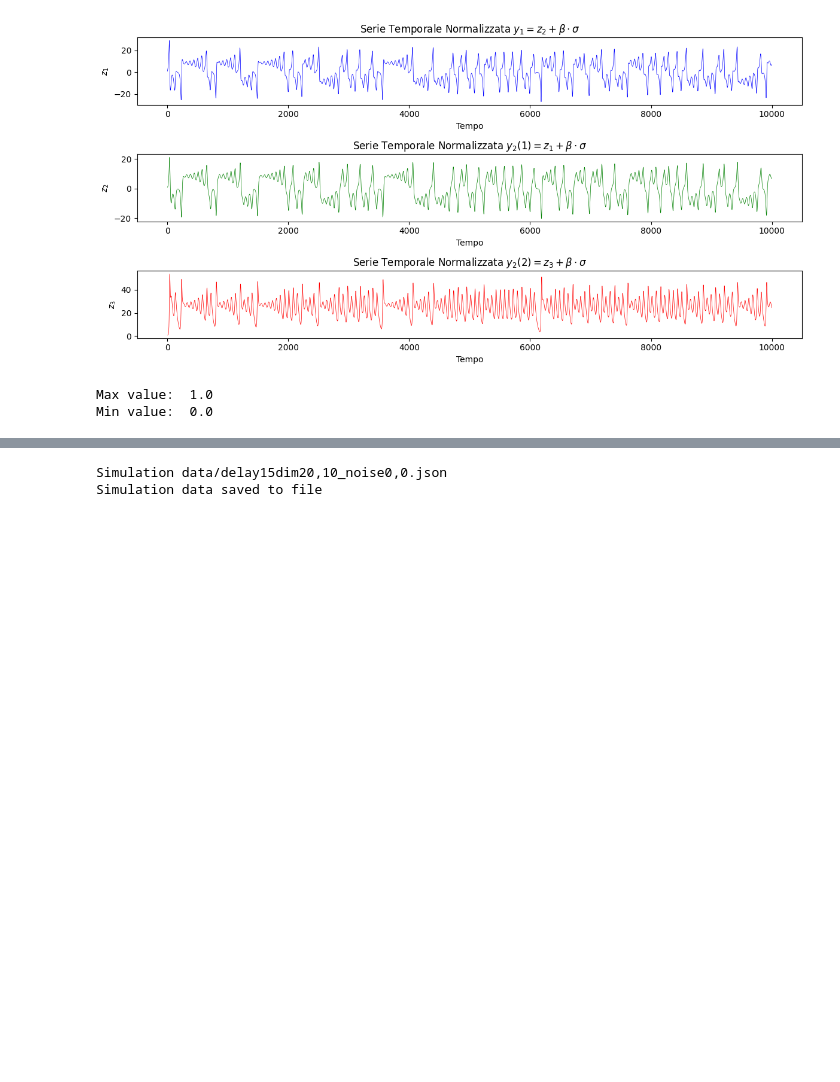
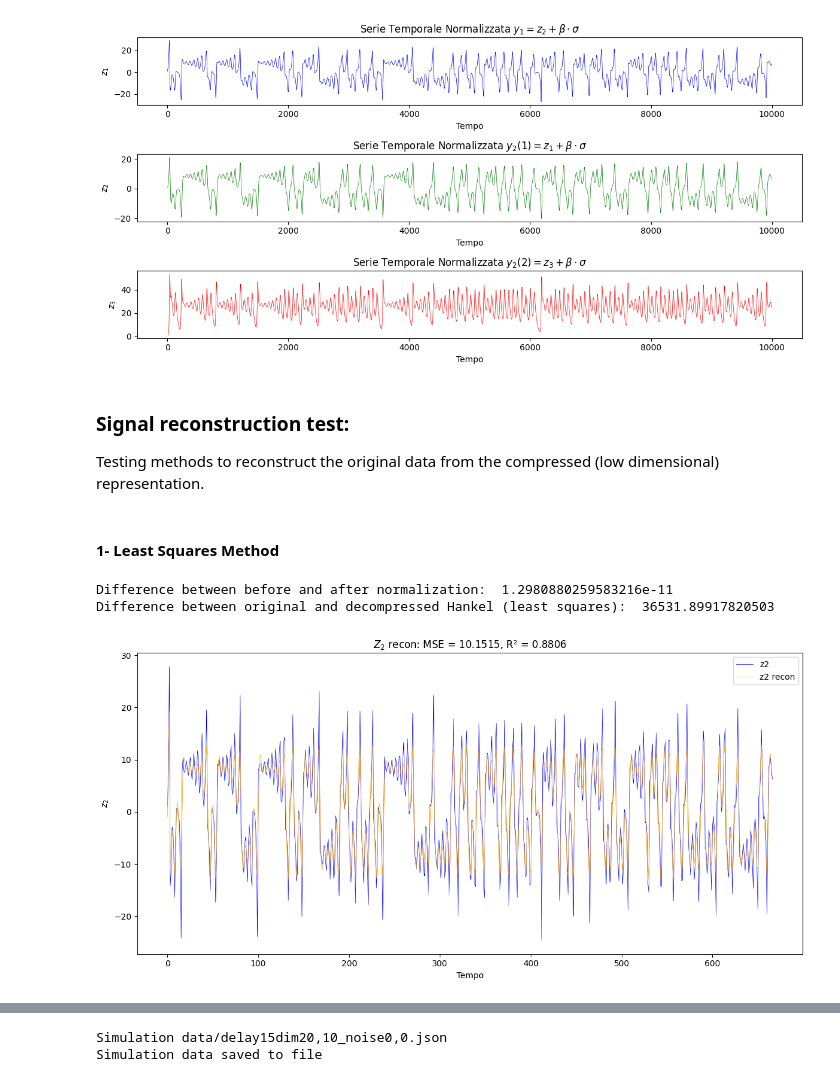
Before and after one commit to FedericoSbarbati/Lorenz-Toy, a Jupyter notebook: simulationFactory.ipynb, the cells around one changed output, grey strips where cells are left out. Saved outputs shown, nothing was run; the diff lists cells and outputs as text; code cells hidden in the pictures; blank space fills up the shorter version.

Commit message:
1- Tested inverse projection from legendre basis 2- Adjusted encoder validation notebook

```diff
--- a/simulationFactory.ipynb
+++ b/simulationFactory.ipynb
@@ -39,7 +41,10 @@ simulation.create_Hankel_Matrices()
 # Proietta sulla base di polinomi di Legendre
 simulation.project_on_legendre()  # Matrice dimensione r x (p+d)-1
 
-# Normalizza gli input per la rete Neurale
+#Save matrix for decompression analysis
+before = simulation.projected_H1
+
+# Normalization of Neural Network input
 simulation.normalize_legendreProjection()
 
 
@@ -50,6 +55,7 @@ print("y2_embedding_1 shape: ", simulation.y2_embedding_1.shape)
 print("y2_embedding_2 shape: ", simulation.y2_embedding_2.shape)
 print("Hankel shape: ", simulation.H1.shape)
 print("Projected Hankel shape: ", simulation.projected_H1.shape)
+print("Legendre Basis Matrix Shape: ", simulation.P.shape)
 # %% [output]
 p_eff from this embedding parameters:  647
 y1 shape:  (10000,)
@@ -98,13 +105,55 @@ plt.tight_layout()
 plt.show()
 # %% [output]
 [figure]
-# %%
-# Normalization check
-max_value = np.max(simulation.projected_H1)
-min_value = np.min(simulation.projected_H1)
-
-print("Max value: ", max_value)
-print("Min value: ", min_value)
-# %% [output]
-Max value:  1.0
-Min value:  0.0
+# %% [markdown]
+### Signal reconstruction test:
+
+Testing methods to reconstruct the original data from the compressed (low dimensional) representation.
+# %% [markdown]
+#### 1- Least Squares Method
+# %%
+import numpy as np
+from scipy.linalg import lstsq
+
+# Original Hankel matrix
+original_input_H1 = simulation.H1 #This is not modified by normalization
+
+# Denormalization check
+after = denormalize_columns(simulation.projected_H1, simulation.min_h1, simulation.max_h1)
+
+# Test difference between before and after normalization
+diff = np.sum(np.abs(before - after))
+print("Difference between before and after normalization: ", diff)
+
+# Testing decompression using least squares
+decompr_H1 = np.zeros((simulation.P.shape[0], after.shape[1]))  # Shape: (d, n_colonne)
+for i in range(after.shape[1]):
+    # Risolvi il sistema trasposto
+    decompr_H1[:, i], _, _, _ = lstsq(simulation.P.T, after[:, i])
+
+# Test difference between original and decompressed Hankel
+diffDeco = np.sum(np.abs(original_input_H1 - decompr_H1))
+print("Difference between original and decompressed Hankel (least squares): ", diffDeco)
+
+original_signal = diagonal_mean(original_input_H1)
+decompressed_signal = diagonal_mean(decompr_H1)
+
+# Calculate MSE and R²
+mse1 = np.mean((original_signal - decompressed_signal) ** 2)
+r2_1 = 1 - np.sum((original_signal - decompressed_signal) ** 2) / np.sum((original_signal - np.mean(original_signal)) ** 2)
+
+# Plot dei segnali
+fig, ax = plt.subplots(figsize=(12, 6))
+ax.plot(original_signal, label="z2", color='blue', lw=0.5)
+ax.plot(decompressed_signal, label="z2 recon", color='orange', lw=0.5)
+ax.legend()
+ax.set_title(r"$Z_2$ recon: MSE = {:.4f}, R² = {:.4f}".format(mse1, r2_1))
+ax.set_xlabel("Tempo")
+ax.set_ylabel("$z_2$")
+
+plt.tight_layout()
+plt.show()
+# %% [output]
+Difference between before and after normalization:  1.2980880259583216e-11
+Difference between original and decompressed Hankel (least squares):  36531.89917820503
+[figure, added]
```
Also changed, not shown: parts of 4 cells of this notebook, 8 other files.
